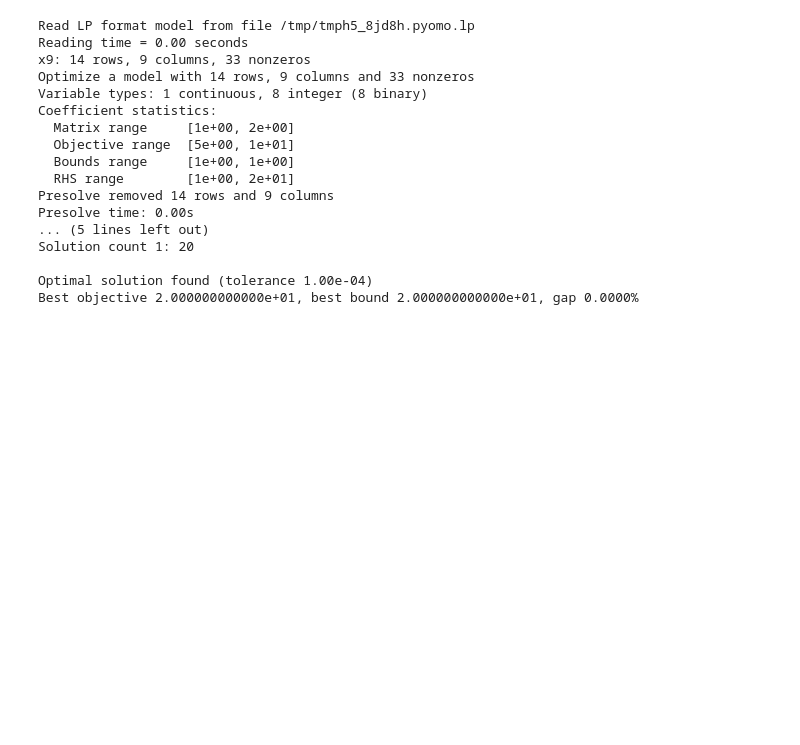
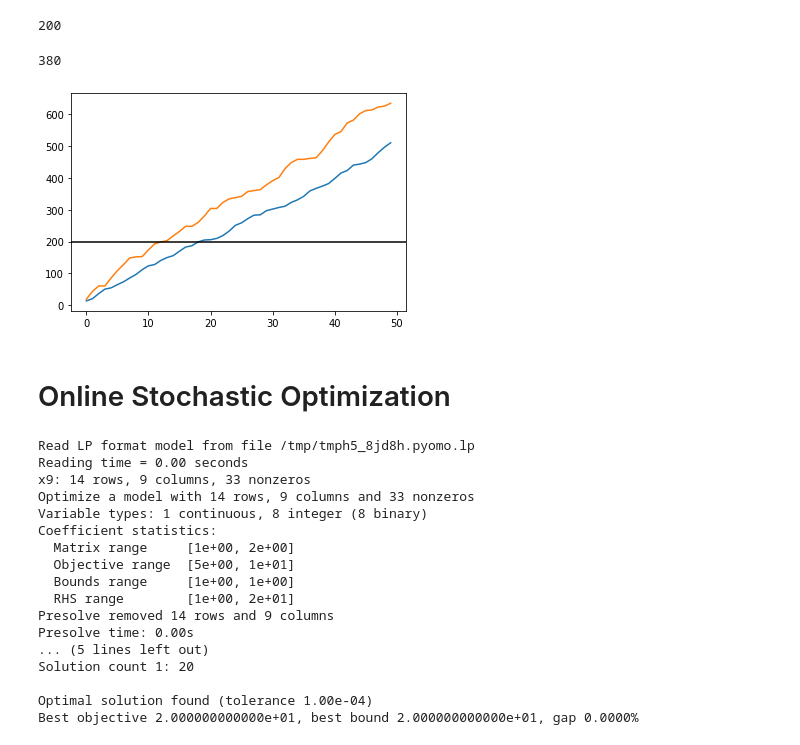
Before and after one commit to hubbs5/or-gym, a Jupyter notebook: notebooks/online_knapsack_opt.ipynb, the cells around one changed output. Cells and saved outputs as stored; diff of their text form; code cells hidden in the pictures; blank space fills up the shorter version.

```diff
--- a/notebooks/online_knapsack_opt.ipynb
+++ b/notebooks/online_knapsack_opt.ipynb
@@ -9,0 +12,35 @@ from collections import Iterable
+# %%
+env_name = 'Knapsack-v2'
+env = gym.make(env_name)
+# Selected items
+ordered_items = np.random.choice(env.item_numbers, p=env.item_probs, size=env.step_limit)
+ordered_weights = [env.item_weights[i] for i in ordered_items]
+ordered_values = [env.item_values[i] for i in ordered_items]
+# Initialize model
+m = ConcreteModel()
+
+# Sets, parameters, and variables
+m.W = env.max_weight
+m.T = env.step_limit
+
+m.i = Set(initialize=np.arange(len(ordered_items)))
+
+m.w = Param(m.i,
+    initialize={i: j for i, j in zip(np.arange(len(ordered_items)), ordered_weights)})
+m.v = Param(m.i,
+    initialize={i: j for i, j in zip(np.arange(len(ordered_items)), ordered_values)})
+
+m.x = Var(m.i, within=Binary)
+
+@m.Constraint()
+def weight_constraint(m):
+    return sum(m.w[i] * m.x[i]
+               for i in m.i) - m.W <= 0
+
+@m.Constraint()
+def selection_constraint(m):
+    return sum(m.x[i] for i in m.i) - m.T <= 0
+
+m.obj = Objective(expr=(
+    sum([m.v[i] * m.x[i] for i in m.i])),
+    sense=maximize)
@@ -10,3 +68,25 @@ from collections import Iterable
+# %%
+selected_items = np.array([i for i in m.x if m.x[i].value > 0])
+np.array(ordered_weights)[selected_items].sum()
+# %% [output]
+200
+# %%
+np.array(ordered_values)[selected_items].sum()
+# %% [output]
+380
+# %%
+import matplotlib.pyplot as plt
+%matplotlib inline
+
+plt.figure()
+plt.plot(np.cumsum(x[:,0]))
+plt.plot(np.cumsum(x[:,1]))
+plt.axhline(env.max_weight, c='k')
+plt.show()
+# %% [output]
+[figure, added]
+# %% [markdown]
+# Online Stochastic Optimization
 # %%
 env_name = 'Knapsack-v2'
 env = gym.make(env_name)
```
Also changed, not shown: parts of 2 cells of this notebook, 2 other files.
